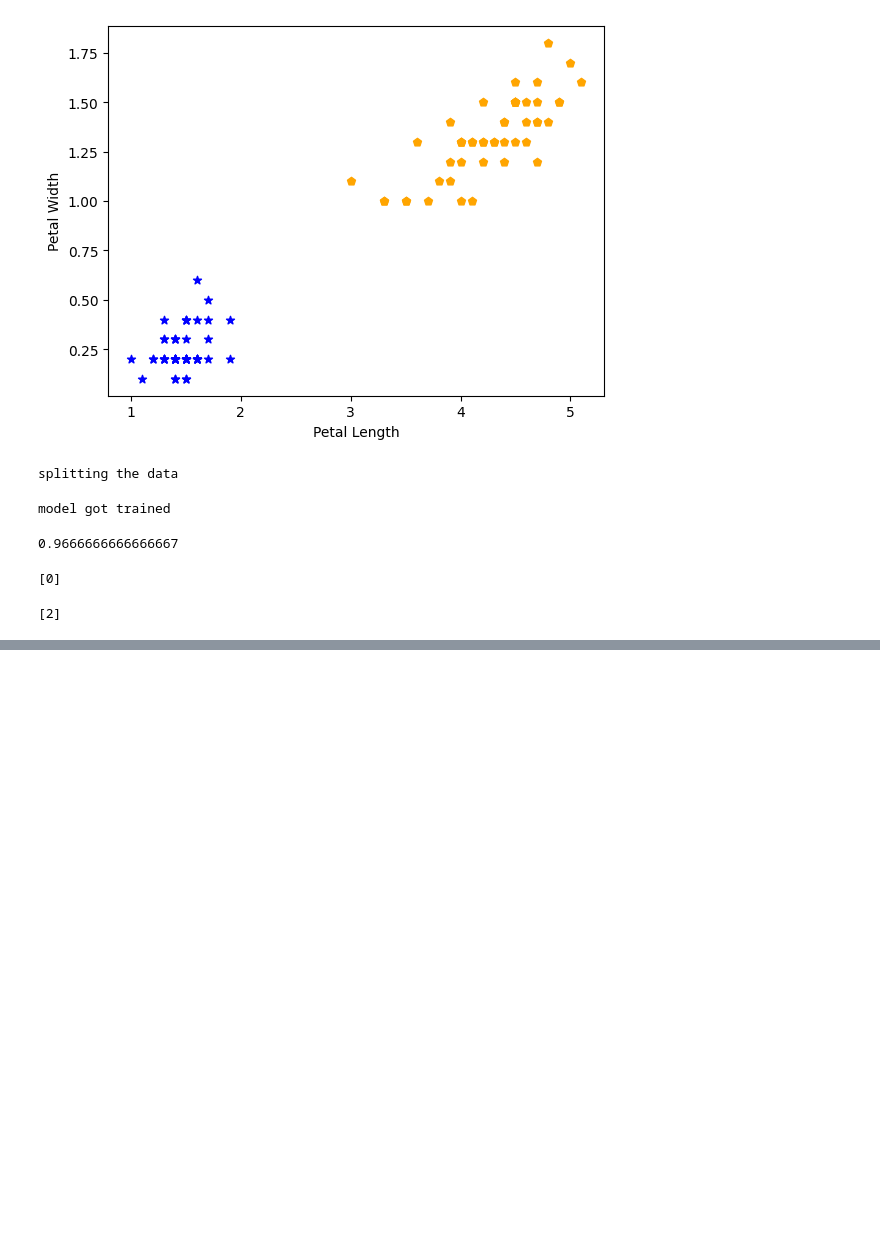
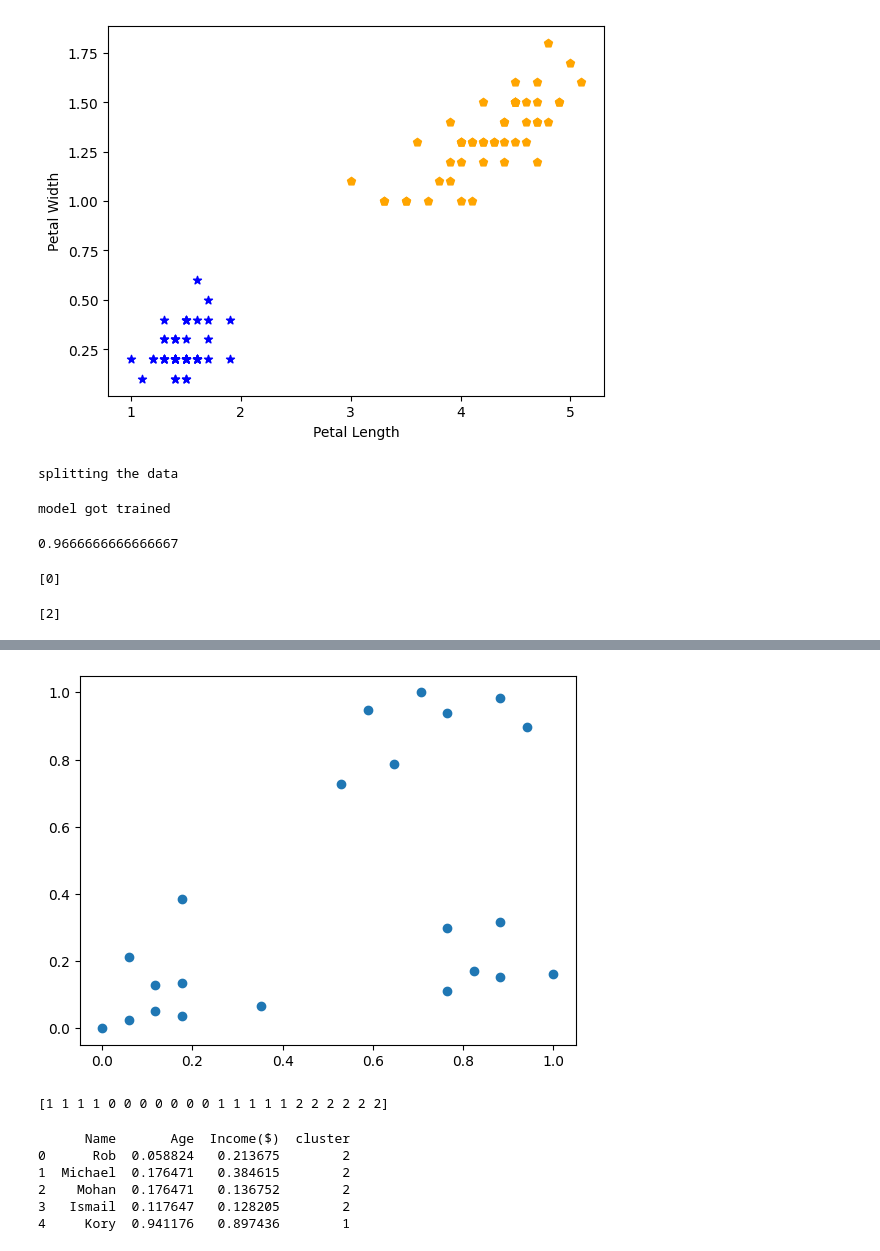
Before and after one commit to lokeshneerasa/MACHINE-LEARNING, a Jupyter notebook: MACHINE_LEARNING.ipynb, the cells around one changed output, grey strips where cells are left out. Drawn from its saved outputs; the diff is of its cells as text; code cells hidden in the pictures; blank space fills up the shorter version.

```diff
--- a/MACHINE_LEARNING.ipynb
+++ b/MACHINE_LEARNING.ipynb
@@ -4467,0 +4595,71 @@ print(model.predict([[2.1,1.9,5.7,4.6]]))
+# %%
+#8.Plotting after features scaling
+import pandas as pd
+import matplotlib.pyplot as plt
+from sklearn.preprocessing import MinMaxScaler
+
+df=pd.read_csv('income.csv')
+
+scaler=MinMaxScaler()
+
+scaler.fit(df[['Income($)']])
+df['Income($)']=scaler.transform(df[['Income($)']])
+
+scaler.fit(df[['Age']])
+df['Age']=scaler.transform(df[['Age']])
+
+plt.scatter(df.Age,df['Income($)'])
+
+plt.show()
+# %% [output]
+[figure, added]
+# %%
+#9.Prediction
+import pandas as pd
+from sklearn.cluster import KMeans
+from sklearn.preprocessing import MinMaxScaler
+
+df=pd.read_csv('income.csv')
+
+scaler=MinMaxScaler()
+
+scaler.fit(df[['Income($)']])
+df['Income($)']=scaler.transform(df[['Income($)']])
+
+scaler.fit(df[['Age']])
+df['Age']=scaler.transform(df[['Age']])
+
+km=KMeans(n_clusters=3)
+y_pred=km.fit_predict(df[['Age','Income($)']])
+print(y_pred)
+# %% [output]
+[1 1 1 1 0 0 0 0 0 0 0 1 1 1 1 1 2 2 2 2 2 2]
+# %%
+#10.Prediction
+import pandas as pd
+import matplotlib.pyplot as plt
+from sklearn.cluster import KMeans
+from sklearn.preprocessing import MinMaxScaler
+
+df=pd.read_csv('income.csv')
+
+scaler=MinMaxScaler()
+
+scaler.fit(df[['Income($)']])
+df['Income($)']=scaler.transform(df[['Income($)']])
+
+scaler.fit(df[['Age']])
+df['Age']=scaler.transform(df[['Age']])
+
+km=KMeans(n_clusters=3)
+y_pred=km.fit_predict(df[['Age','Income($)']])
+
+df['cluster']=y_pred
+print(df.head())
+# %% [output]
+      Name       Age  Income($)  cluster
+0      Rob  0.058824   0.213675        2
+1  Michael  0.176471   0.384615        2
+2    Mohan  0.176471   0.136752        2
+3   Ismail  0.117647   0.128205        2
+4     Kory  0.941176   0.897436        1
```
Also changed, not shown: parts of 12 cells of this notebook.
